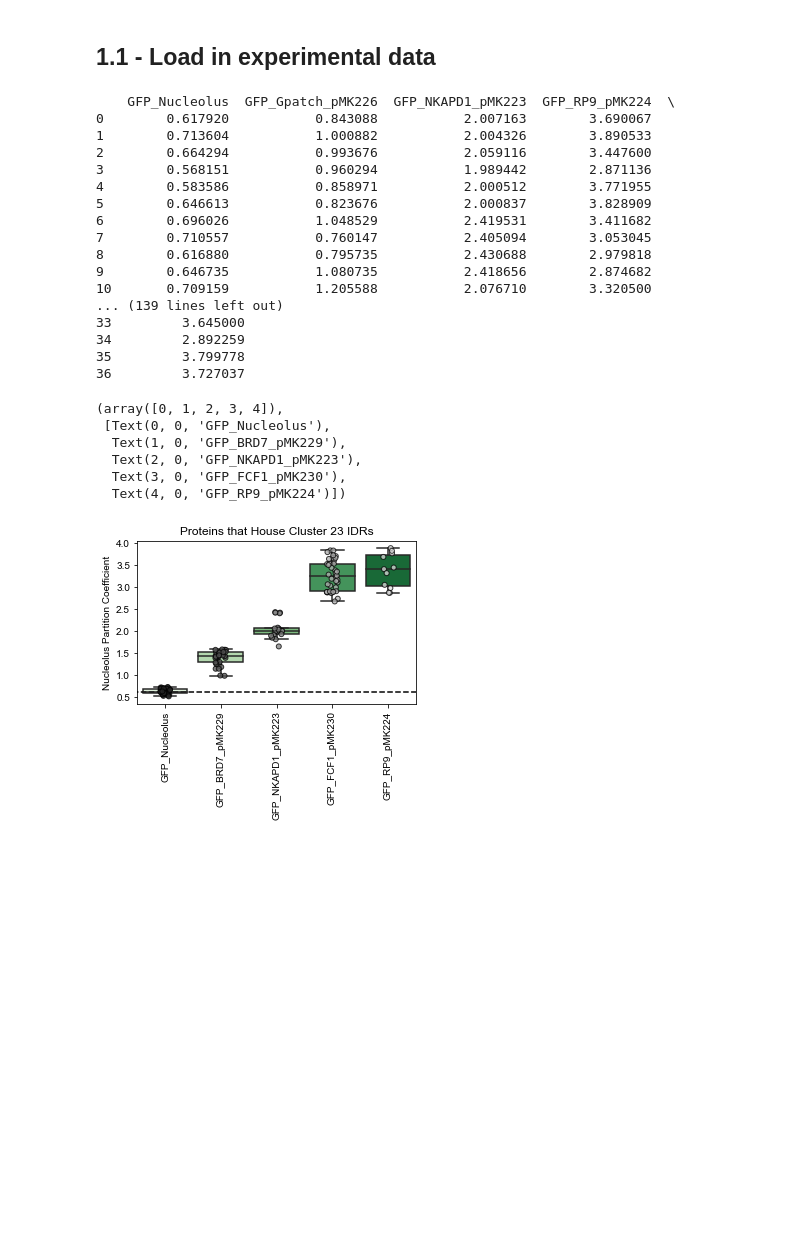
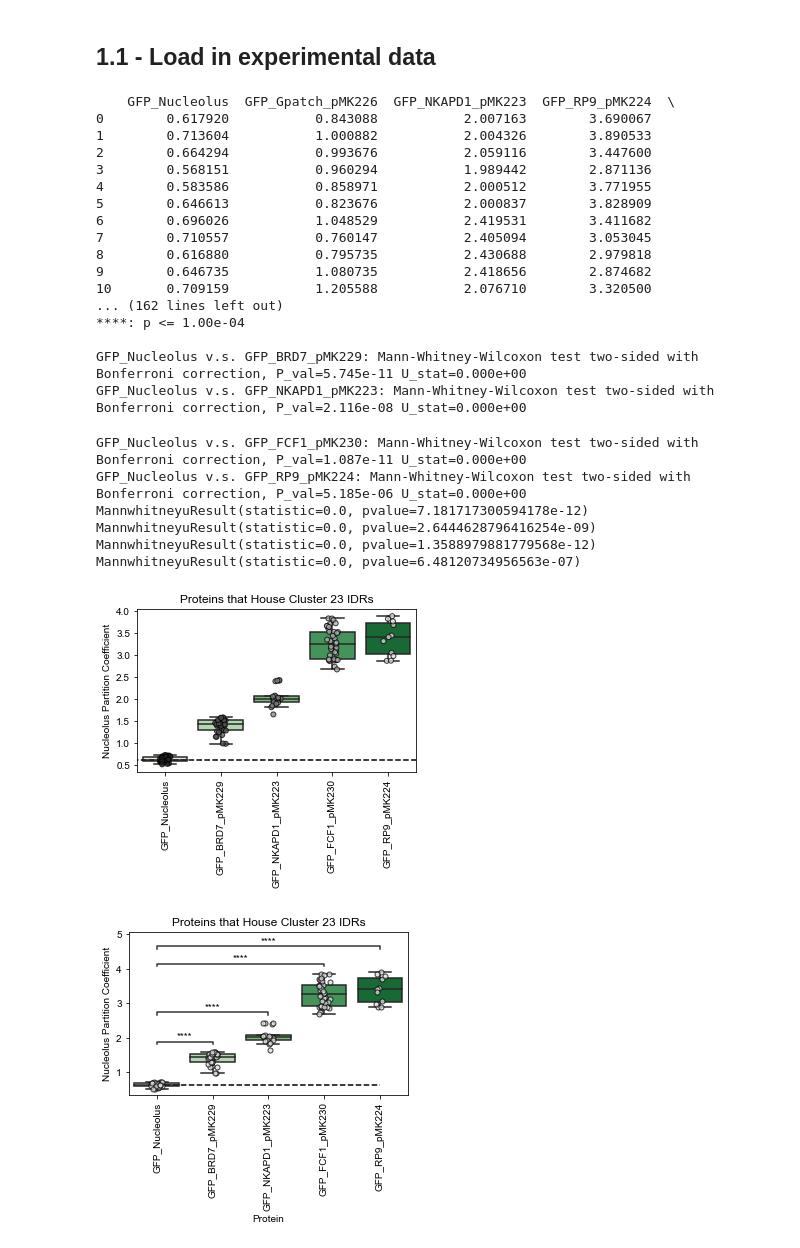
Before and after one commit to kierstenruff/RUFF_KING_Grammars_of_IDRs_using_NARDINI-, a Jupyter notebook: 4_Xenopus_localization/0_bsp_analyze_experimental_localization.ipynb, the cells around one changed output. Saved outputs shown, nothing was run; the diff lists cells and outputs as text; code cells hidden in the pictures; blank space fills up the shorter version.

Commit message:
Update 4_Xenopus_localization to account for new plots

```diff
--- a/4_Xenopus_localization/0_bsp_analyze_experimental_localization.ipynb
+++ b/4_Xenopus_localization/0_bsp_analyze_experimental_localization.ipynb
@@ -69,45 +69,69 @@ print(myconstructs)
 dfnuc_noGPATCH3=dfnuc.drop(columns=['GFP_Gpatch_pMK226','GFP_GPatch4_pMK232'])
 print(dfnuc_noGPATCH3)
 
 index_sort = dfnuc_noGPATCH3.median().sort_values().index
 sorted_feats=index_sort.tolist()
 dfnuc_noGPATCH3 = dfnuc_noGPATCH3[index_sort]
 
 gfpmed=np.nanmedian(dfnuc_noGPATCH3['GFP_Nucleolus'].tolist())
 plt.figure(figsize=(5,3))
 plt.plot([-1,len(myconstructs)+1],[gfpmed,gfpmed],'--',color='#000000')
 sbn.boxplot(dfnuc_noGPATCH3,palette='Greens',showfliers=False)
 sbn.stripplot(dfnuc_noGPATCH3,color='#dddddd',size=5,linewidth=1, edgecolor='black', alpha=0.75)
 plt.ylabel('Nucleolus Partition Coefficient')
 plt.title('Proteins that House Cluster 23 IDRs')
 plt.xticks(rotation=90)
 
 #plt.savefig('exp_localization/figures/cluster_23_nucleolus_PC.pdf', transparent=True, bbox_inches = "tight")
+
+plt.figure(figsize=(5,3))
+df_melted = pd.melt(dfnuc_noGPATCH3, var_name='Protein', value_name='PC')
+df_melted=df_melted.dropna()
+print(df_melted)
+ax=sbn.boxplot(data=df_melted, x='Protein', y='PC',palette='Greens',showfliers=False)
+sbn.stripplot(data=df_melted, x='Protein', y='PC',color='#dddddd',size=5,linewidth=1, edgecolor='black', alpha=0.75)
+plt.plot([0,4],[gfpmed,gfpmed],'--',color='#000000')
+add_stat_annotation(ax, data=df_melted, x='Protein', y='PC', \
+                    box_pairs=[(('GFP_Nucleolus', 'GFP_BRD7_pMK229')), \
+                    (('GFP_Nucleolus', 'GFP_NKAPD1_pMK223')), \
+                    (('GFP_Nucleolus', 'GFP_FCF1_pMK230')), \
+                    (('GFP_Nucleolus', 'GFP_RP9_pMK224'))], \
+                    test='Mann-Whitney', text_format='star', loc='inside', verbose=2)
+plt.ylabel('Nucleolus Partition Coefficient')
+plt.title('Proteins that House Cluster 23 IDRs')
+plt.xticks(rotation=90)
+#plt.savefig('../../exp_localization/figures/cluster_23_nucleolus_PC_w_stats.pdf', transparent=True, bbox_inches = "tight")
+
+from scipy.stats import mannwhitneyu
+plist=['GFP_BRD7_pMK229','GFP_NKAPD1_pMK223','GFP_FCF1_pMK230','GFP_RP9_pMK224']
+for i in range(0,len(plist)):
+    print(mannwhitneyu(dfnuc_noGPATCH3['GFP_Nucleolus'].dropna(),dfnuc_noGPATCH3[plist[i]].dropna()))
 # %% [output]
     GFP_Nucleolus  GFP_Gpatch_pMK226  GFP_NKAPD1_pMK223  GFP_RP9_pMK224  \
 0        0.617920           0.843088           2.007163        3.690067
 1        0.713604           1.000882           2.004326        3.890533
 2        0.664294           0.993676           2.059116        3.447600
 3        0.568151           0.960294           1.989442        2.871136
 4        0.583586           0.858971           2.000512        3.771955
 5        0.646613           0.823676           2.000837        3.828909
 6        0.696026           1.048529           2.419531        3.411682
 7        0.710557           0.760147           2.405094        3.053045
 8        0.616880           0.795735           2.430688        2.979818
 9        0.646735           1.080735           2.418656        2.874682
 10       0.709159           1.205588           2.076710        3.320500
-... (139 lines left out)
-33         3.645000
-34         2.892259
-35         3.799778
-36         3.727037
+... (162 lines left out)
+****: p <= 1.00e-04
+
+GFP_Nucleolus v.s. GFP_BRD7_pMK229: Mann-Whitney-Wilcoxon test two-sided with Bonferroni correction, P_val=5.745e-11 U_stat=0.000e+00
+GFP_Nucleolus v.s. GFP_NKAPD1_pMK223: Mann-Whitney-Wilcoxon test two-sided with Bonferroni correction, P_val=2.116e-08 U_stat=0.000e+00
-(array([0, 1, 2, 3, 4]),
- [Text(0, 0, 'GFP_Nucleolus'),
-  Text(1, 0, 'GFP_BRD7_pMK229'),
-  Text(2, 0, 'GFP_NKAPD1_pMK223'),
-  Text(3, 0, 'GFP_FCF1_pMK230'),
-  Text(4, 0, 'GFP_RP9_pMK224')])
+GFP_Nucleolus v.s. GFP_FCF1_pMK230: Mann-Whitney-Wilcoxon test two-sided with Bonferroni correction, P_val=1.087e-11 U_stat=0.000e+00
+GFP_Nucleolus v.s. GFP_RP9_pMK224: Mann-Whitney-Wilcoxon test two-sided with Bonferroni correction, P_val=5.185e-06 U_stat=0.000e+00
+MannwhitneyuResult(statistic=0.0, pvalue=7.181717300594178e-12)
+MannwhitneyuResult(statistic=0.0, pvalue=2.6444628796416254e-09)
+MannwhitneyuResult(statistic=0.0, pvalue=1.3588979881779568e-12)
+MannwhitneyuResult(statistic=0.0, pvalue=6.48120734956563e-07)
-[figure, old version]
+[figure, new version]
+[figure, added]
 # %%
 dfloc=pd.read_excel('data/PC_Nucleolus_and_NS.xlsx',sheet_name='Compiled_NS')
 #dfloc=dfloc.fillna('')
```
Also changed, not shown: parts of 5 cells of this notebook, 7 other files.
